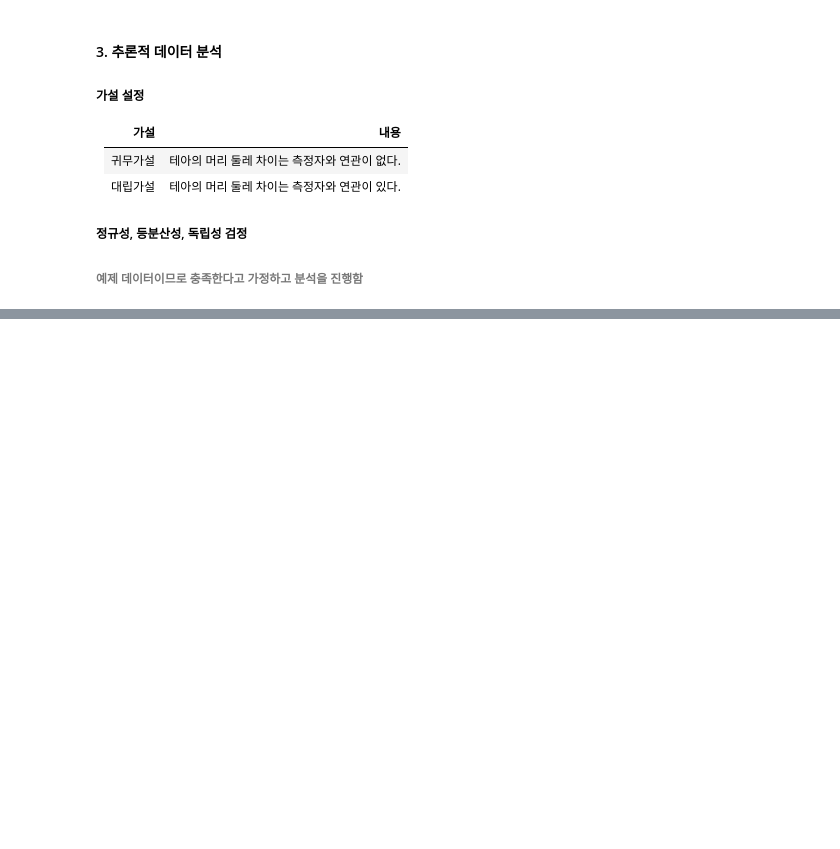
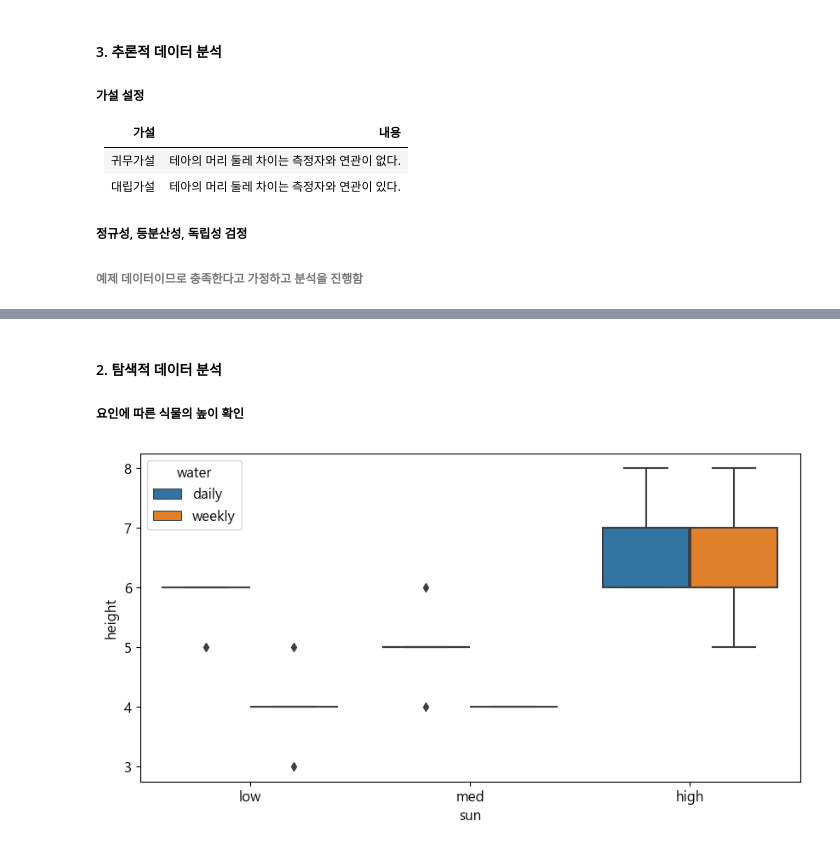
Before and after one commit to jihun5/it_jupyter, a Jupyter notebook: 04-추론적_데이터_분석/04-2 가설검정/08-Two-wat-ANOBA.ipynb, the cells around one changed output, grey strips where cells are left out. Saved outputs shown, nothing was run; the diff lists cells and outputs as text; code cells hidden in the pictures; blank space fills up the shorter version.

```diff
--- a/04-추론적_데이터_분석/04-2 가설검정/08-Two-wat-ANOBA.ipynb
+++ b/04-추론적_데이터_분석/04-2 가설검정/08-Two-wat-ANOBA.ipynb
@@ -74,0 +124,3 @@ AttributeError: 'Series' object has no attribute 'names'
+# %%
+df = read_excel("https://data.hossam.kr/E02/plant_growth.xlsx")
+df
@@ -74,0 +145,10 @@ AttributeError: 'Series' object has no attribute 'names'
+# %% [markdown]
+#### 2. 탐색적 데이터 분석
+##### 요인에 따른 식물의 높이 확인
+# %%
+plt.figure()
+sb.boxplot(data=df, x='sun', y='height', hue='water')
+plt.show()
+plt.close()
+# %% [output]
+[figure, added]
```
Also changed, not shown: parts of 22 cells of this notebook, 16 other files.
